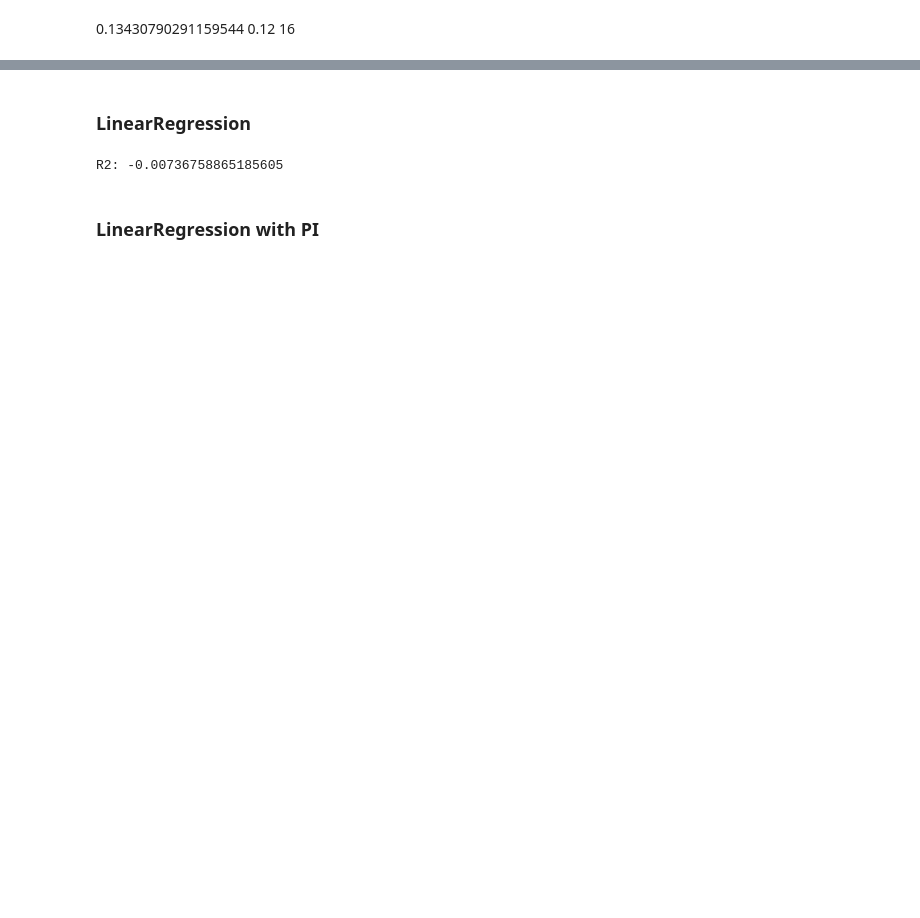
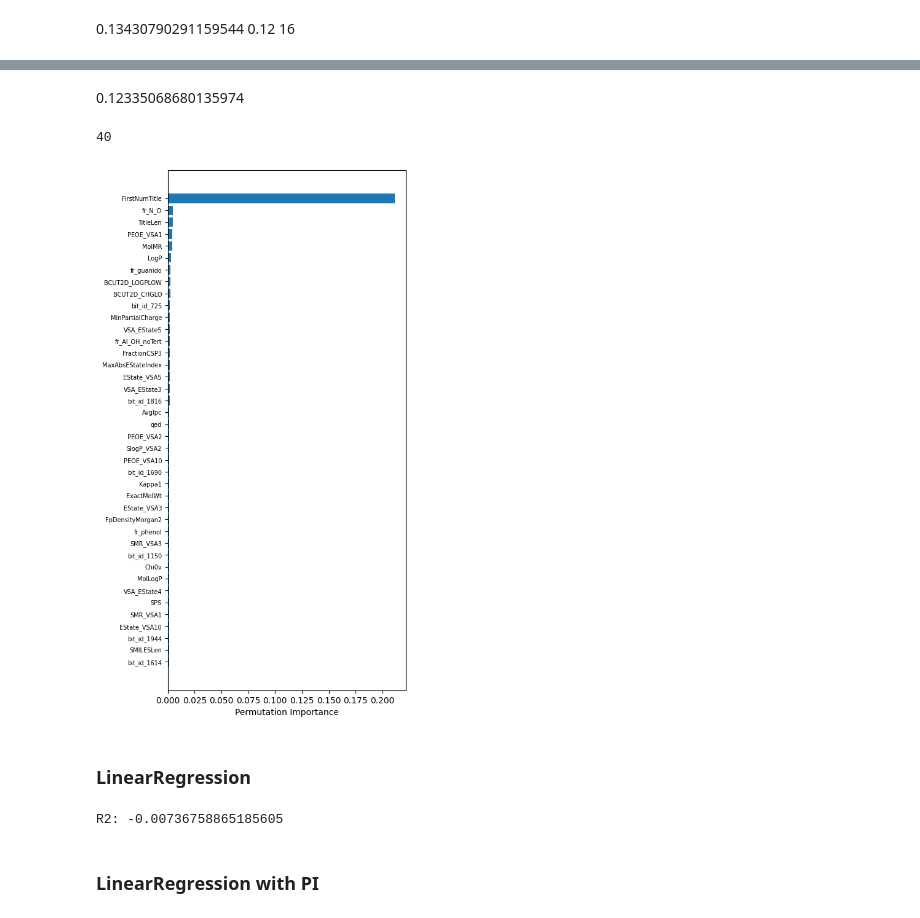
Before and after one commit to sheep-shaun/misis-ml-final-project, a Jupyter notebook: main.ipynb, the cells around one changed output, grey strips where cells are left out. Drawn from its saved outputs; the diff is of its cells as text; code cells hidden in the pictures; blank space fills up the shorter version.

Commit message:
new models added

```diff
--- a/main.ipynb
+++ b/main.ipynb
@@ -352,3 +401,51 @@ R2: 0.13430790291159544
+# %% [markdown]
+0.12335068680135974
+# %%
+cb_importances_name = "cb_importances_wo_text.json"
+
+if not os.path.isfile(cb_importances_name):
+
+    importance = permutation_importance(cb_model, X_val, y_val, scoring="r2", n_repeats=5, random_state=seed, n_jobs=-1)
+    for k, v in importance.items():
+        importance[k] = v.tolist()
+
+    with open(cb_importances_name, "w") as fp:
+        json.dump(importance, fp=fp)
+# %%
+with open(cb_importances_name, "r") as fp:
+    importance = json.load(fp)
+# %%
+stay_cb_importance_columns = list()
+drop_cb_importance_columns = list()
+
+threshold = 1e-3
+
+for i, v in enumerate(importance["importances_mean"]):
+    if v > threshold:
+        stay_cb_importance_columns.append(X_val.columns[i])
+    else:
+        drop_cb_importance_columns.append(X_val.columns[i])
+
+print(len(stay_cb_importance_columns))
+# %% [output]
+40
+# %%
+barh_dict = dict()
+
+for i, v in enumerate(importance["importances_mean"]):
+    if v > threshold:
+        # print(f'Feature: {X_val.columns[i]}, Score: {v:.5f}')
+        barh_dict[X_val.columns[i]] = v
+
+barh_dict = {k: v for k, v in sorted(barh_dict.items(), key=lambda item: item[1])}
+
+plt.figure(figsize=(5, 11))
+plt.barh(barh_dict.keys(), barh_dict.values())
+plt.yticks(fontsize=7)
+plt.xlabel('Permutation Importance')
+plt.show()
+# %% [output]
+[figure, added]
 # %% [markdown]
 ### LinearRegression
 # %%
```
Also changed, not shown: parts of 33 cells of this notebook, 2 other files.
